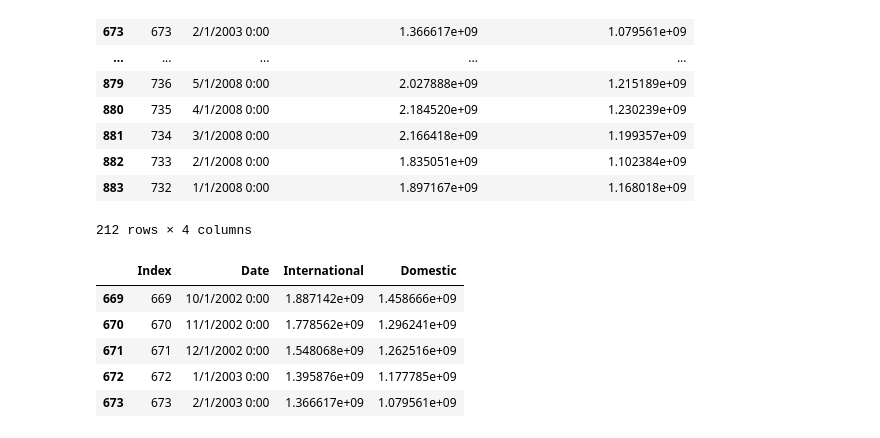
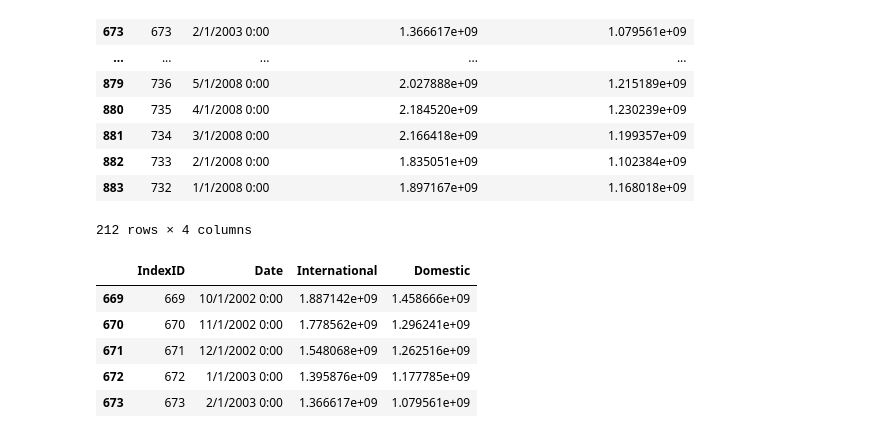
Before and after one commit to RBLevine/ETL-Project, a Jupyter notebook: CSVCleanUp/CSV_Cleanup_Final.ipynb, the cells around one changed output. Saved outputs shown, nothing was run; the diff lists cells and outputs as text; code cells hidden in the pictures.

```diff
--- a/CSVCleanUp/CSV_Cleanup_Final.ipynb
+++ b/CSVCleanUp/CSV_Cleanup_Final.ipynb
@@ -361,11 +366,12 @@ carrierCargo_df
 212 rows × 4 columns
 # %%
 # Rename columns for ease
-carrierCargo_df.rename(columns = {'U.S. Air Carrier Cargo (millions of revenue ton-miles) - International':'International',
+carrierCargo_df.rename(columns = {'Index':'IndexID',
+                                  'U.S. Air Carrier Cargo (millions of revenue ton-miles) - International':'International',
                            'U.S. Air Carrier Cargo (millions of revenue ton-miles) - Domestic':'Domestic'}, inplace = True)
 carrierCargo_df.head()
 # %% [output]
-|  | Index | Date | International | Domestic |
+|  | IndexID | Date | International | Domestic |
 | 669 | 669 | 10/1/2002 0:00 | 1.887142e+09 | 1.458666e+09 |
 | 670 | 670 | 11/1/2002 0:00 | 1.778562e+09 | 1.296241e+09 |
 | 671 | 671 | 12/1/2002 0:00 | 1.548068e+09 | 1.262516e+09 |
```
Also changed, not shown: parts of 6 cells of this notebook, 6 other files.
